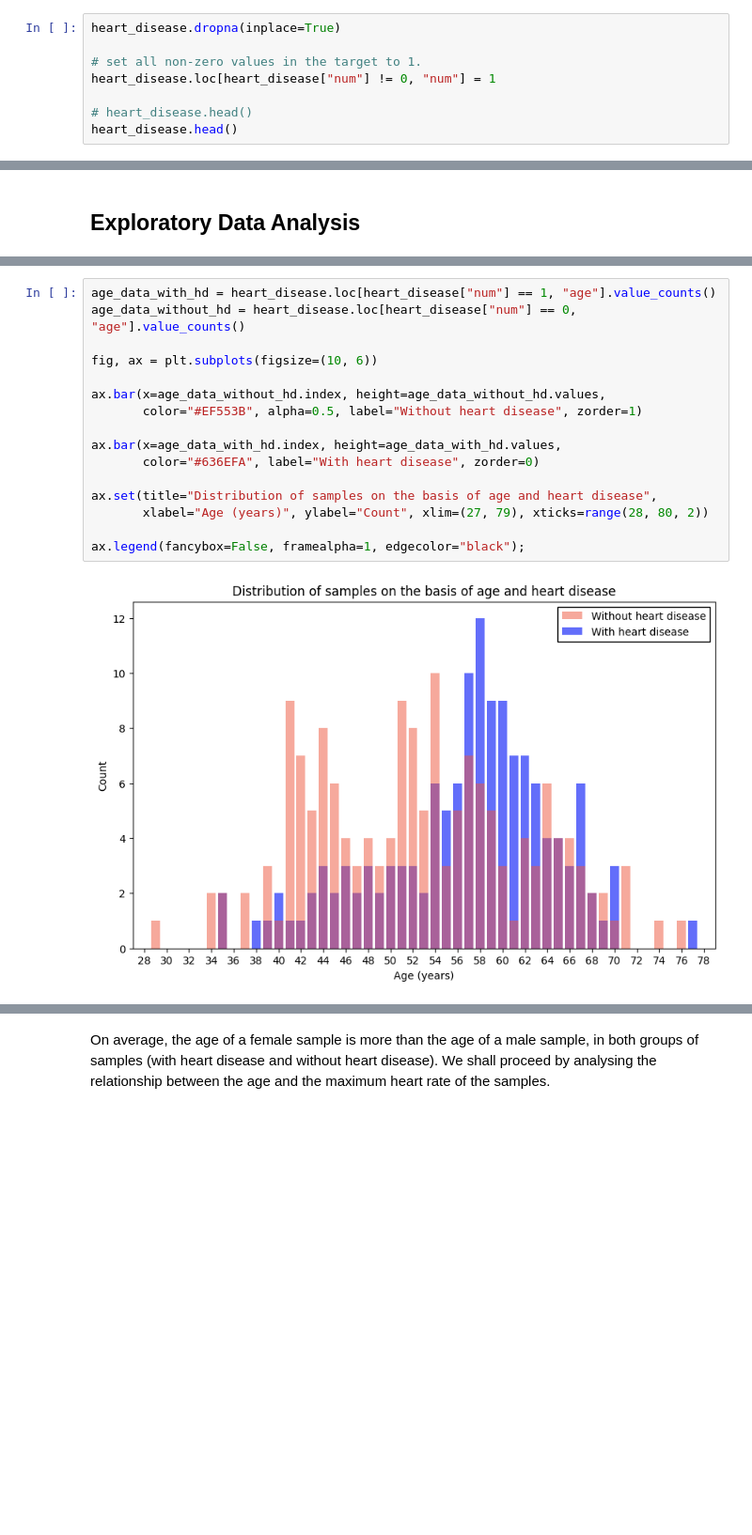
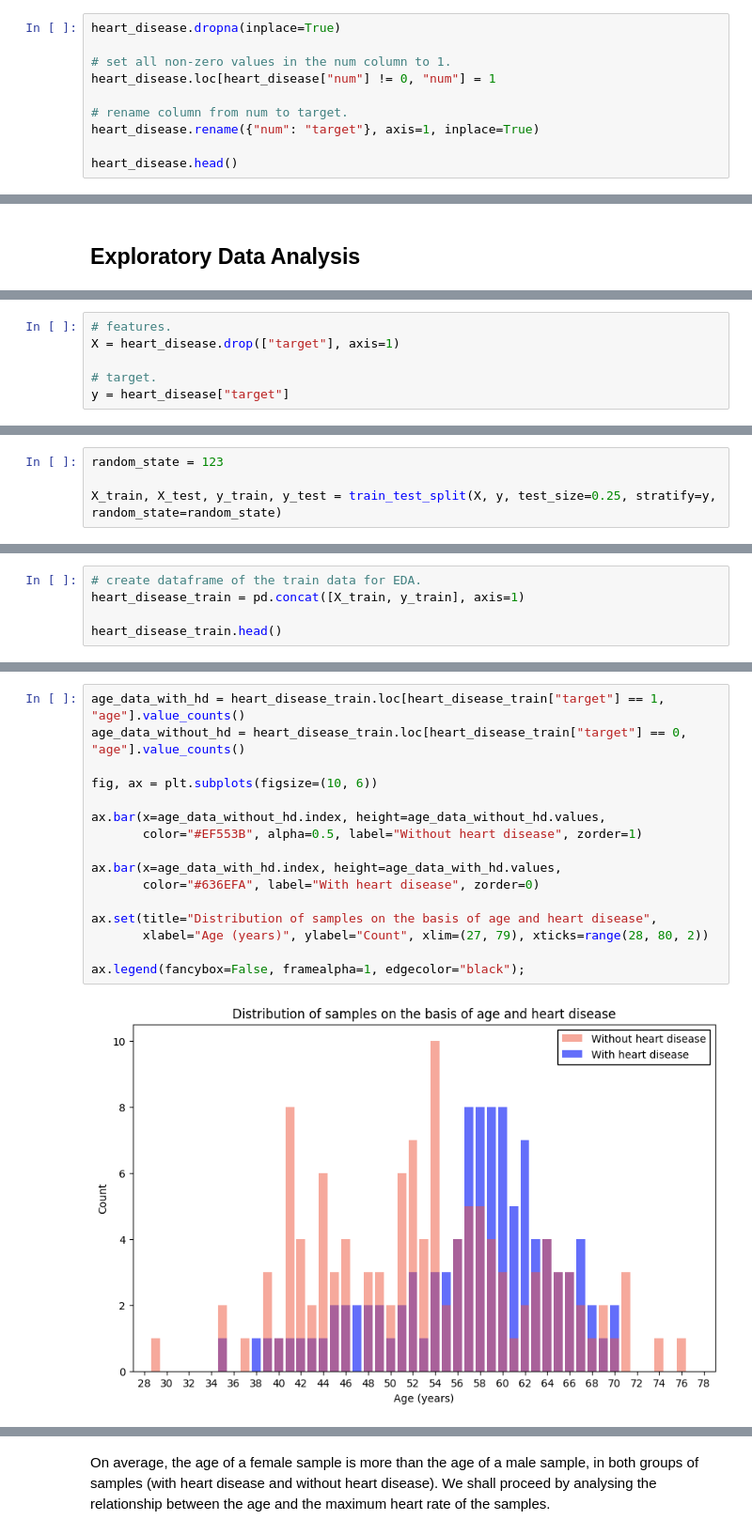
Before and after one commit to kul-arun/heart-disease-prediction, a Jupyter notebook: heart_disease_prediction.ipynb, the cells around one changed output, grey strips where cells are left out. Shown: that part at 94% size. Drawn from its saved outputs; the diff is of its cells as text; blank space fills up the shorter version.

```diff
--- a/heart_disease_prediction.ipynb
+++ b/heart_disease_prediction.ipynb
@@ -157,10 +150,12 @@ We can see that there are missing values in the dataframe now and all the column
 # %%
 heart_disease.dropna(inplace=True)
 
-# set all non-zero values in the target to 1.
+# set all non-zero values in the num column to 1.
 heart_disease.loc[heart_disease["num"] != 0, "num"] = 1
 
-# heart_disease.head()
+# rename column from num to target.
+heart_disease.rename({"num": "target"}, axis=1, inplace=True)
+
 heart_disease.head()
 # %% [output]
 |  | age | sex | cp | trestbps | chol | fbs | restecg | thalach | exang | oldpeak | slope | ... |
@@ -198,0 +176,6 @@ The dataframe has 297 rows and 14 columns.
+# %%
+# features.
+X = heart_disease.drop(["target"], axis=1)
+
+# target.
+y = heart_disease["target"]
@@ -198,0 +184,4 @@ The dataframe has 297 rows and 14 columns.
+# %%
+random_state = 123
+
+X_train, X_test, y_train, y_test = train_test_split(X, y, test_size=0.25, stratify=y, random_state=random_state)
@@ -198,0 +205,5 @@ The dataframe has 297 rows and 14 columns.
+# %%
+# create dataframe of the train data for EDA.
+heart_disease_train = pd.concat([X_train, y_train], axis=1)
+
+heart_disease_train.head()
@@ -246,19 +264,19 @@ The number of male samples in the dataset is almost twice the number of female s
 # %%
-age_data_with_hd = heart_disease.loc[heart_disease["num"] == 1, "age"].value_counts()
-age_data_without_hd = heart_disease.loc[heart_disease["num"] == 0, "age"].value_counts()
+age_data_with_hd = heart_disease_train.loc[heart_disease_train["target"] == 1, "age"].value_counts()
+age_data_without_hd = heart_disease_train.loc[heart_disease_train["target"] == 0, "age"].value_counts()
 
 fig, ax = plt.subplots(figsize=(10, 6))
 
 ax.bar(x=age_data_without_hd.index, height=age_data_without_hd.values,
        color="#EF553B", alpha=0.5, label="Without heart disease", zorder=1)
 
 ax.bar(x=age_data_with_hd.index, height=age_data_with_hd.values,
        color="#636EFA", label="With heart disease", zorder=0)
 
 ax.set(title="Distribution of samples on the basis of age and heart disease",
        xlabel="Age (years)", ylabel="Count", xlim=(27, 79), xticks=range(28, 80, 2))
 
 ax.legend(fancybox=False, framealpha=1, edgecolor="black");
 # %% [output]
-[figure, old version]
+[figure, new version]
 # %% [markdown]
```
Also changed, not shown: parts of 66 cells of this notebook.
